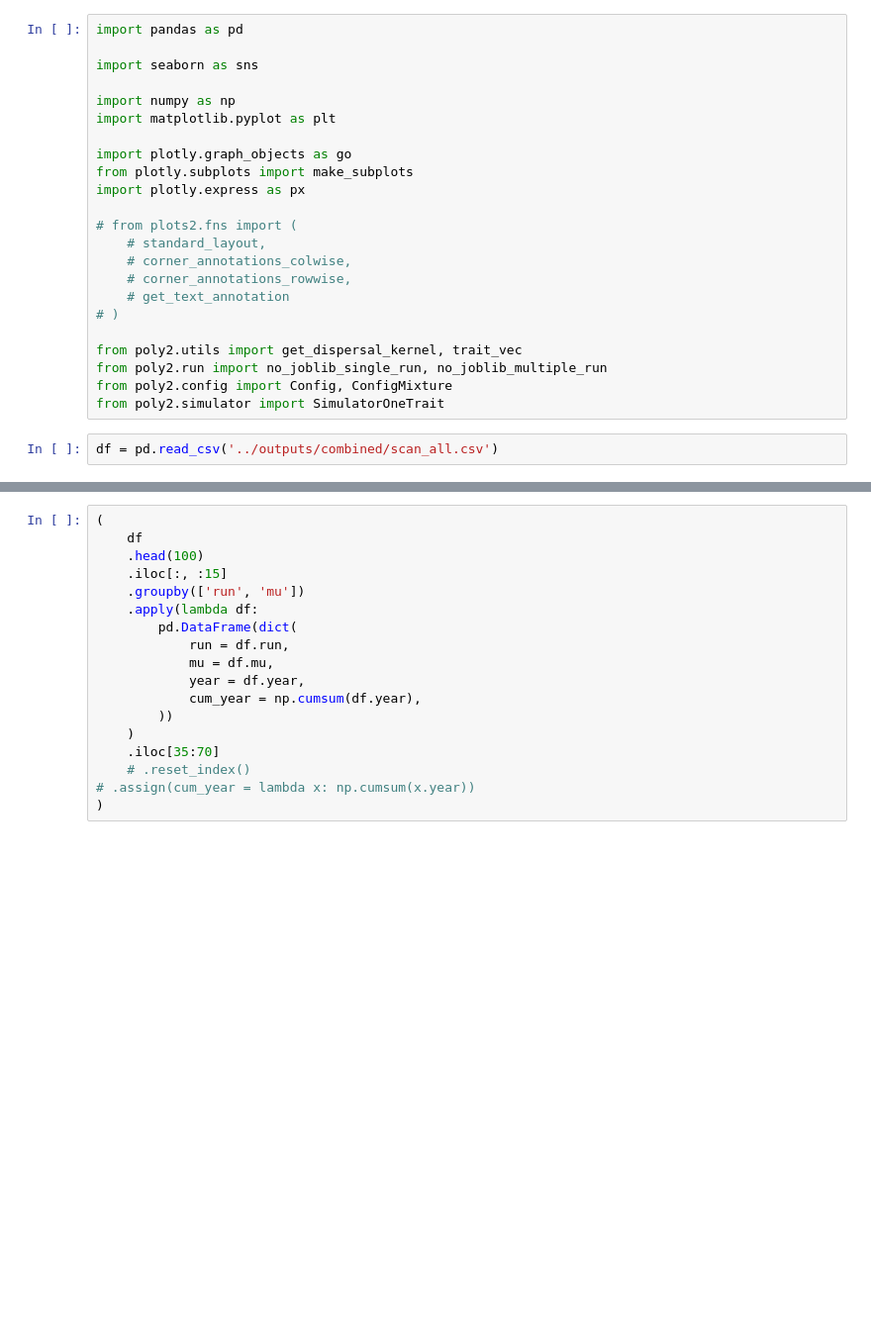
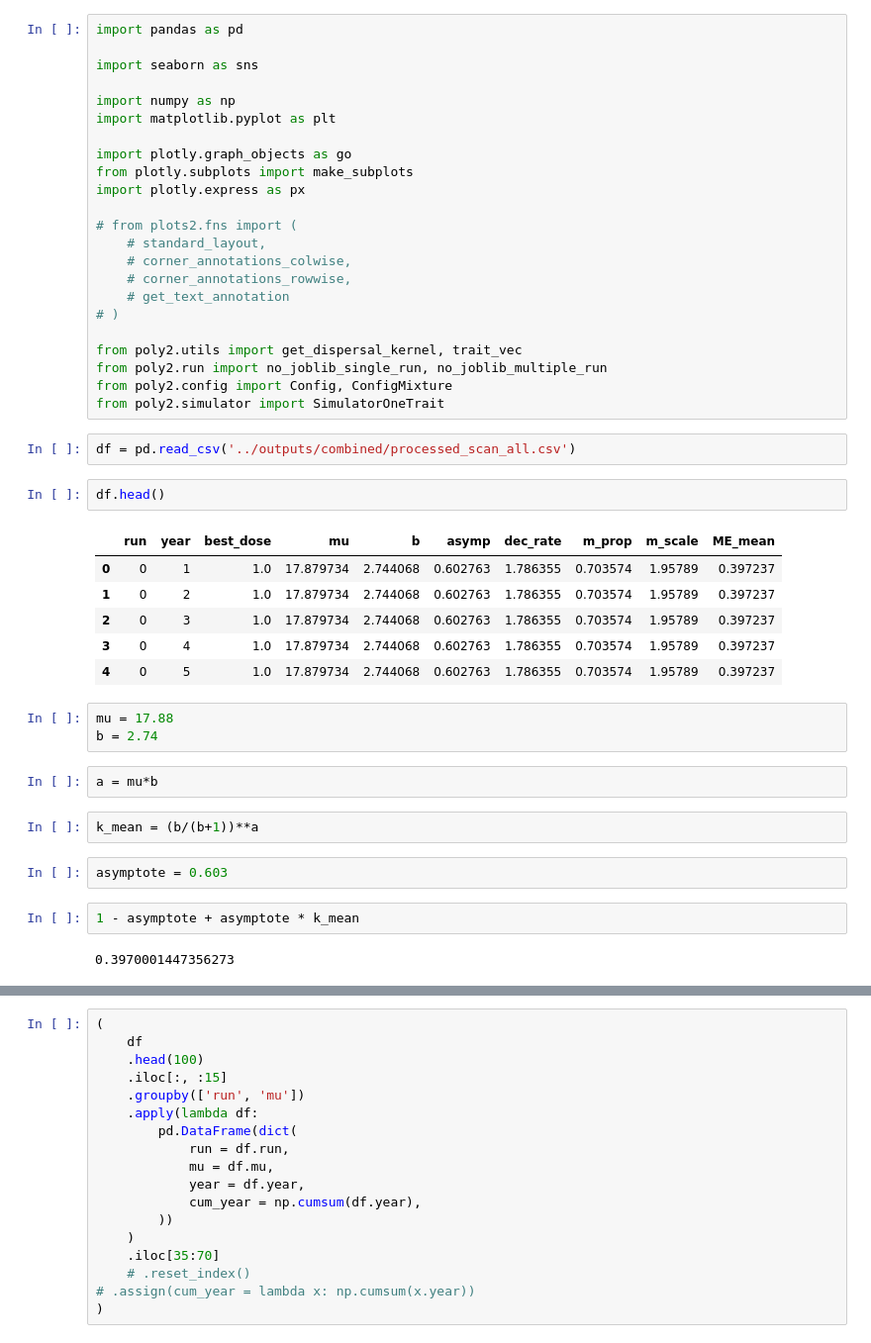
Before and after one commit to nt409/quant-res-doses, a Jupyter notebook: notebooks/001_rough.ipynb, the cells around one changed output, grey strips where cells are left out. Shown at 99% size. Cells and saved outputs as stored; diff of their text form; blank space fills up the shorter version.

```diff
--- a/notebooks/001_rough.ipynb
+++ b/notebooks/001_rough.ipynb
@@ -28,5 +28,27 @@ from poly2.utils import get_dispersal_kernel, trait_vec
 from poly2.run import no_joblib_single_run, no_joblib_multiple_run
 from poly2.config import Config, ConfigMixture
 from poly2.simulator import SimulatorOneTrait
-# %%
-df = pd.read_csv('../outputs/combined/scan_all.csv')
+# %%
+df = pd.read_csv('../outputs/combined/processed_scan_all.csv')
+# %%
+df.head()
+# %% [output]
+|  | run | year | best_dose | mu | b | asymp | dec_rate | m_prop | m_scale | ME_mean |
+| 0 | 0 | 1 | 1.0 | 17.879734 | 2.744068 | 0.602763 | 1.786355 | 0.703574 | 1.95789 | 0.397237 |
+| 1 | 0 | 2 | 1.0 | 17.879734 | 2.744068 | 0.602763 | 1.786355 | 0.703574 | 1.95789 | 0.397237 |
+| 2 | 0 | 3 | 1.0 | 17.879734 | 2.744068 | 0.602763 | 1.786355 | 0.703574 | 1.95789 | 0.397237 |
+| 3 | 0 | 4 | 1.0 | 17.879734 | 2.744068 | 0.602763 | 1.786355 | 0.703574 | 1.95789 | 0.397237 |
+| 4 | 0 | 5 | 1.0 | 17.879734 | 2.744068 | 0.602763 | 1.786355 | 0.703574 | 1.95789 | 0.397237 |
+# %%
+mu = 17.88
+b = 2.74
+# %%
+a = mu*b
+# %%
+k_mean = (b/(b+1))**a
+# %%
+asymptote = 0.603
+# %%
+1 - asymptote + asymptote * k_mean
+# %% [output]
+0.3970001447356273
```
Also changed, not shown: parts of 1 cell of this notebook, 18 other files.
